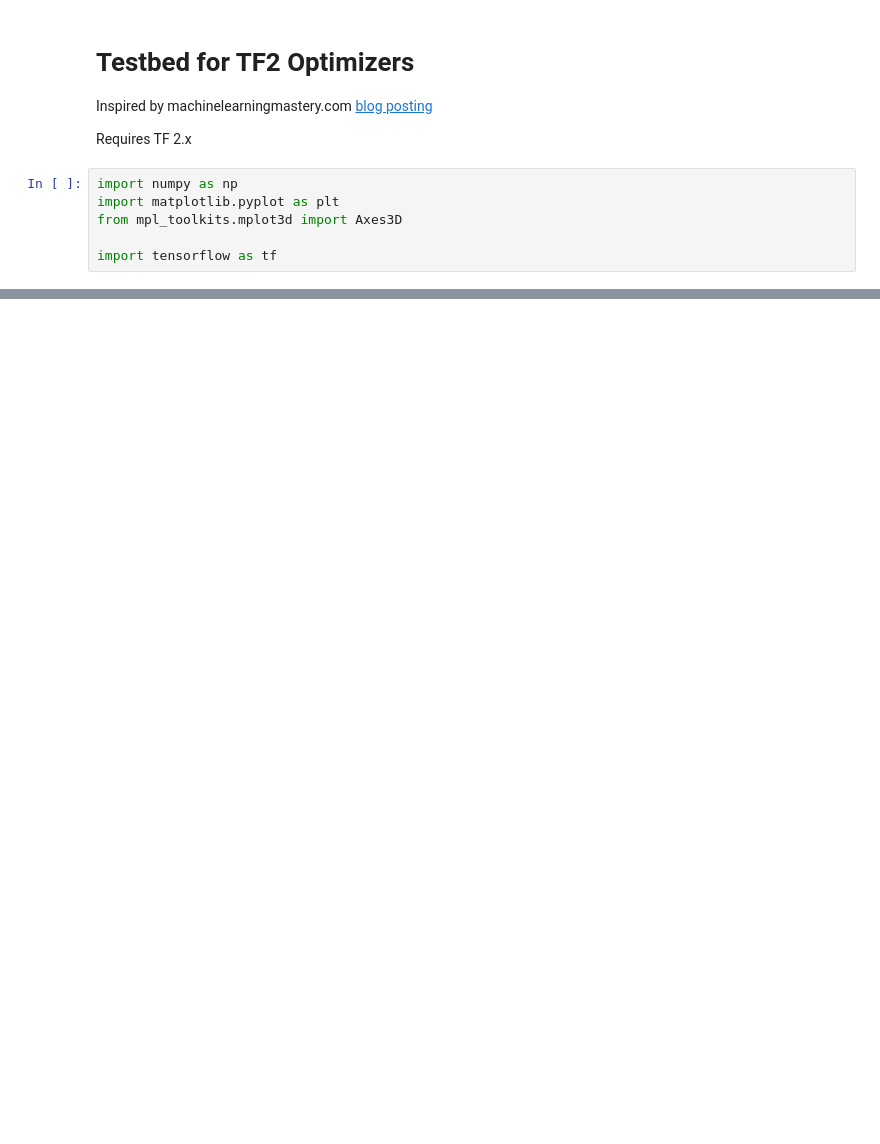
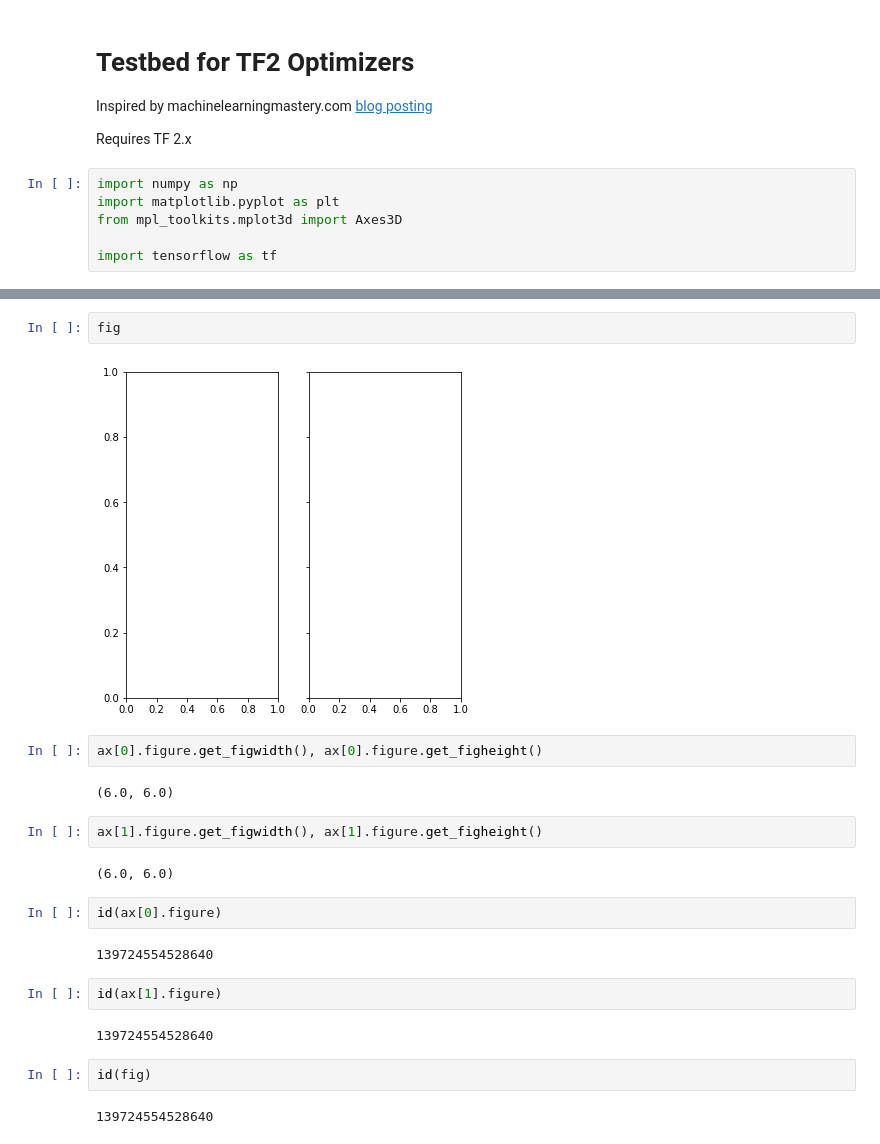
Before and after one commit to jimthompson5802/tf2_playground, a Jupyter notebook: optimizers/optimizer_playground.ipynb, the cells around one changed output, grey strips where cells are left out. Cells and saved outputs as stored; diff of their text form; blank space fills up the shorter version.

```diff
--- a/optimizers/optimizer_playground.ipynb
+++ b/optimizers/optimizer_playground.ipynb
@@ -94,0 +112,24 @@ print(len(solution_path))
+# %%
+fig
+# %% [output]
+[figure, added]
+# %%
+ax[0].figure.get_figwidth(), ax[0].figure.get_figheight()
+# %% [output]
+(6.0, 6.0)
+# %%
+ax[1].figure.get_figwidth(), ax[1].figure.get_figheight()
+# %% [output]
+(6.0, 6.0)
+# %%
+id(ax[0].figure)
+# %% [output]
+139724554528640
+# %%
+id(ax[1].figure)
+# %% [output]
+139724554528640
+# %%
+id(fig)
+# %% [output]
+139724554528640
```
Also changed, not shown: parts of 21 cells of this notebook.
